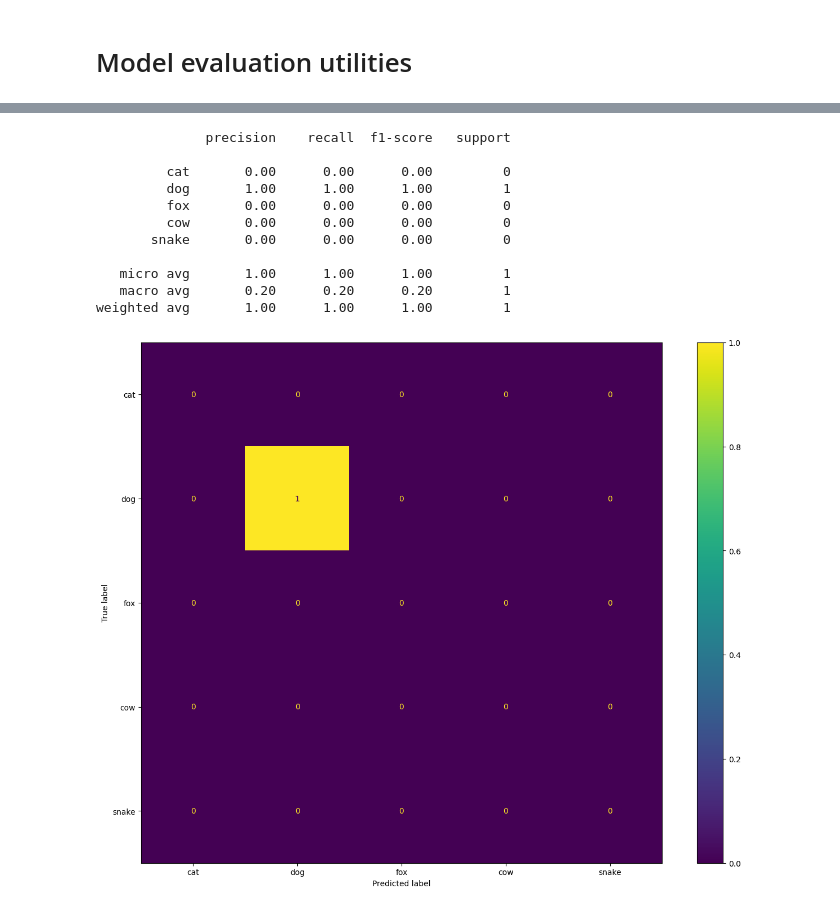
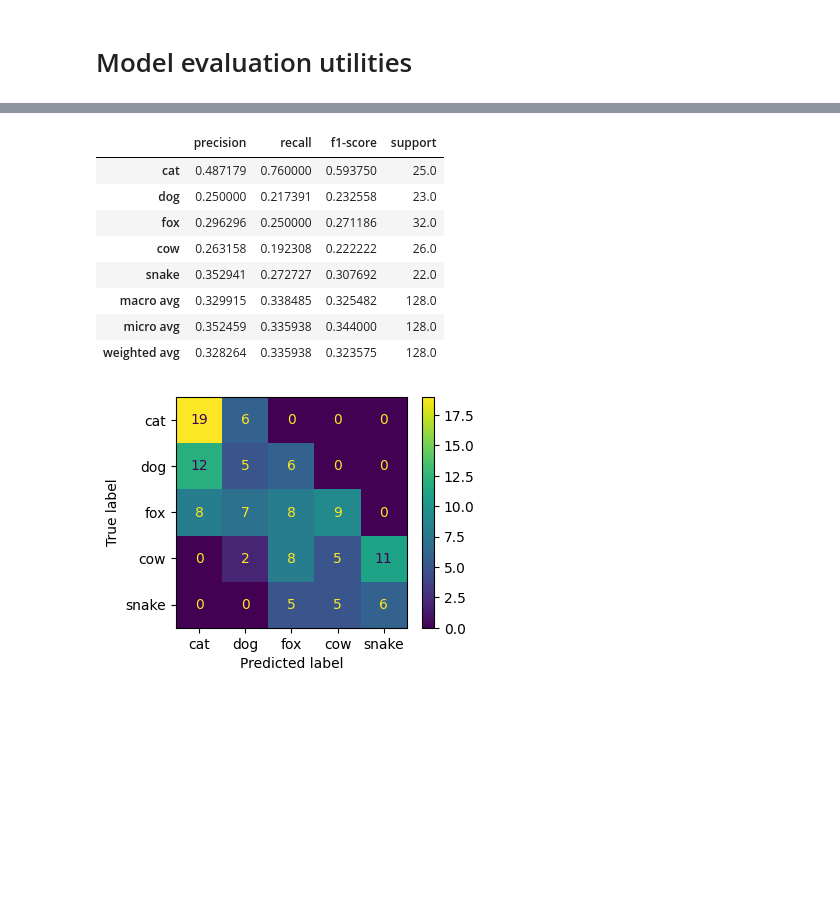
Before and after one commit to bdsaglam/bellem, a Jupyter notebook: nbs/ml.evaluation.ipynb, the cells around one changed output, grey strips where cells are left out. Cells and saved outputs as stored; diff of their text form; code cells hidden in the pictures; blank space fills up the shorter version.

```diff
--- a/nbs/ml.evaluation.ipynb
+++ b/nbs/ml.evaluation.ipynb
@@ -102,29 +71,0 @@ def evaluate_slmc(learn, dl, class_names, show=True):
-# %%
-import torch
-from unittest.mock import Mock
-
-n_cls = 5
-
-targets = torch.tensor([[1]])
-probs = torch.tensor([[0.1, 0.5, 0.1, 0.1, 0.2]])
-preds = probs.argmax().unsqueeze(0)
-
-learn = Mock()
-learn.get_preds.return_value = probs, targets, preds
-clf_report, scores = evaluate_slmc(learn, None, ['cat', 'dog', 'fox', 'cow', 'snake'])
-test_eq(scores['f1_macro'], 1.0)
-test_eq(scores['accuracy'], 1.0)
-print(clf_report)
-# %% [output]
-              precision    recall  f1-score   support
-
-         cat       0.00      0.00      0.00         0
-         dog       1.00      1.00      1.00         1
-         fox       0.00      0.00      0.00         0
-         cow       0.00      0.00      0.00         0
-       snake       0.00      0.00      0.00         0
-
-   micro avg       1.00      1.00      1.00         1
-   macro avg       0.20      0.20      0.20         1
-weighted avg       1.00      1.00      1.00         1
-[figure, removed]
@@ -130,0 +110,36 @@ weighted avg       1.00      1.00      1.00         1
+# %%
+import torch
+from unittest.mock import Mock
+import warnings
+from sklearn.exceptions import UndefinedMetricWarning
+from IPython.display import display
+
+n = 128
+class_names = ['cat', 'dog', 'fox', 'cow', 'snake']
+targets = np.random.randint(0, len(class_names), size=(n, 1))
+preds = np.clip(targets + np.random.randint(-2, 2, size=(n, 1)), 0, len(class_names))
+
+dls = Mock()
+dls.vocab = class_names
+dls.valid = None
+learn = Mock()
+learn.get_preds.return_value = None, torch.from_numpy(targets), torch.from_numpy(preds)
+
+with warnings.catch_warnings():
+    warnings.filterwarnings(action='ignore', category=UndefinedMetricWarning, module=r'.*')
+    clf_df = evaluate_slmc(learn, dls=dls, figsize=(4, 3))
+display(clf_df)
+
+test_eq(clf_df.columns.tolist(), ['precision', 'recall', 'f1-score', 'support'])
+test_eq(len(set(class_names).difference(clf_df.index.values)), 0)
+# %% [output]
+|  | precision | recall | f1-score | support |
+| cat | 0.487179 | 0.760000 | 0.593750 | 25.0 |
+| dog | 0.250000 | 0.217391 | 0.232558 | 23.0 |
+| fox | 0.296296 | 0.250000 | 0.271186 | 32.0 |
+| cow | 0.263158 | 0.192308 | 0.222222 | 26.0 |
+| snake | 0.352941 | 0.272727 | 0.307692 | 22.0 |
+| macro avg | 0.329915 | 0.338485 | 0.325482 | 128.0 |
+| micro avg | 0.352459 | 0.335938 | 0.344000 | 128.0 |
+| weighted avg | 0.328264 | 0.335938 | 0.323575 | 128.0 |
+[figure, added]
```
Also changed, not shown: parts of 4 cells of this notebook, 2 other files.
